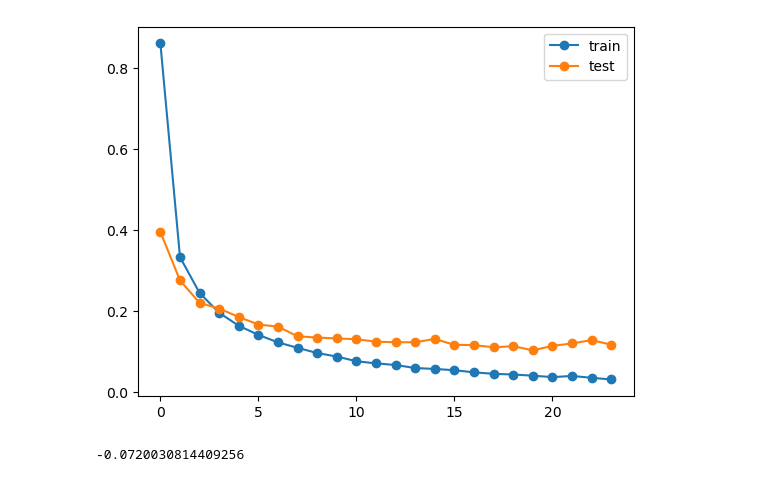
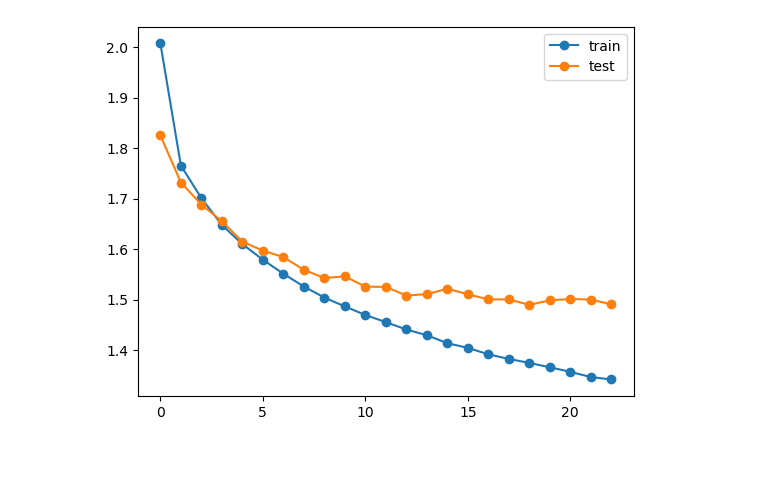
Before and after one commit to ashah01/Scaling-laws-framework, a Jupyter notebook: visualize.ipynb, the cells around one changed output. Saved outputs shown, nothing was run; the diff lists cells and outputs as text; code cells hidden in the pictures.

```diff
--- a/visualize.ipynb
+++ b/visualize.ipynb
@@ -22,11 +8,4 @@ test_epochs = torch.split(test_scores, 313)
-# %%
-plt.plot([x.mean().item() for x in train_epochs], label="train", marker="o")
-plt.plot([x.mean().item() for x in test_epochs], label="test", marker="o")
-plt.legend()
-plt.show()
-# %% [output]
-[figure, removed]
-# %%
-min([x.mean().item() for x in train_epochs][-5:]) - min([x.mean().item() for x in test_epochs][-5:])
-# %% [output]
--0.0720030814409256
+# %%
+dv.visualize_capacity({"batch size": 32, "dropout": 0, "lr": 8e-5, "depth": 10, "width": 32})
+# %% [output]
+[figure, added]
```
Also changed, not shown: parts of 5 cells of this notebook, 17 other files.
